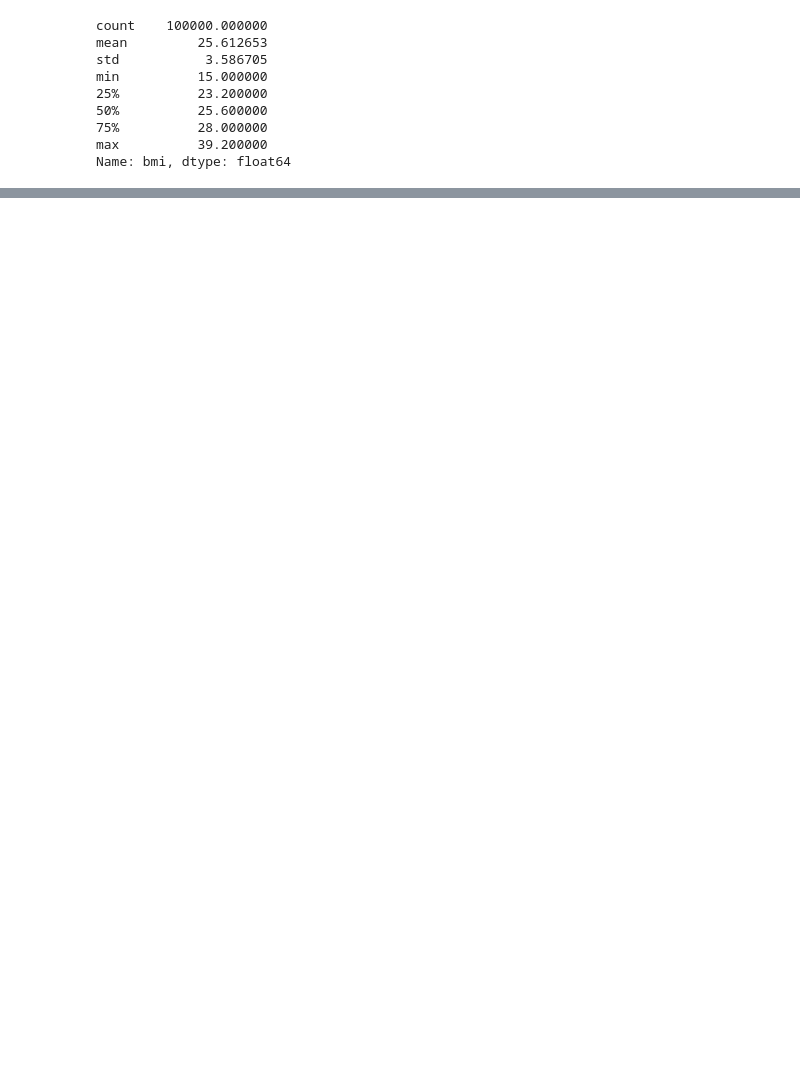
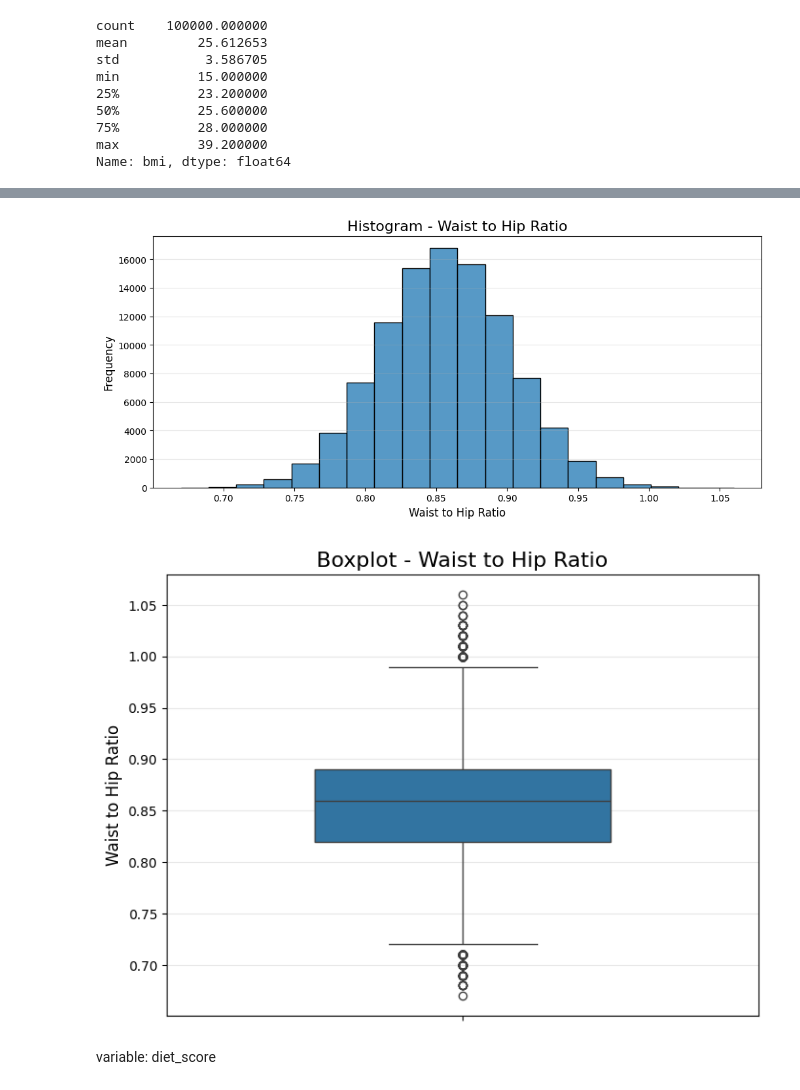
Before and after one commit to tpsilva22/teabetes, a Jupyter notebook: notebooks/numeric_variables.ipynb, the cells around one changed output, grey strips where cells are left out. Cells and saved outputs as stored; diff of their text form; code cells hidden in the pictures; blank space fills up the shorter version.

```diff
--- a/notebooks/numeric_variables.ipynb
+++ b/notebooks/numeric_variables.ipynb
@@ -90,0 +105,22 @@ plt.show()
+# %%
+# Histogram
+plt.figure(figsize=(12, 5))
+sns.histplot(diabetes["waist_to_hip_ratio"],bins=20)
+plt.title("Histogram - Waist to Hip Ratio", fontsize=16)
+plt.xlabel("Waist to Hip Ratio", fontsize=12)
+plt.ylabel("Frequency", fontsize=12)
+plt.grid(axis='y', alpha=0.3)
+plt.show()
+
+# Boxplot
+plt.figure(figsize=(8, 6))
+sns.boxplot(y=diabetes["waist_to_hip_ratio"], width=0.5)
+plt.title("Boxplot - Waist to Hip Ratio", fontsize=16)
+plt.ylabel("Waist to Hip Ratio", fontsize=12)
+plt.grid(axis='y', alpha=0.3)
+plt.show()
+# %% [output]
+[figure, added]
+[figure, added]
+# %% [markdown]
+variable: diet_score
```
Also changed, not shown: parts of 30 cells of this notebook.
